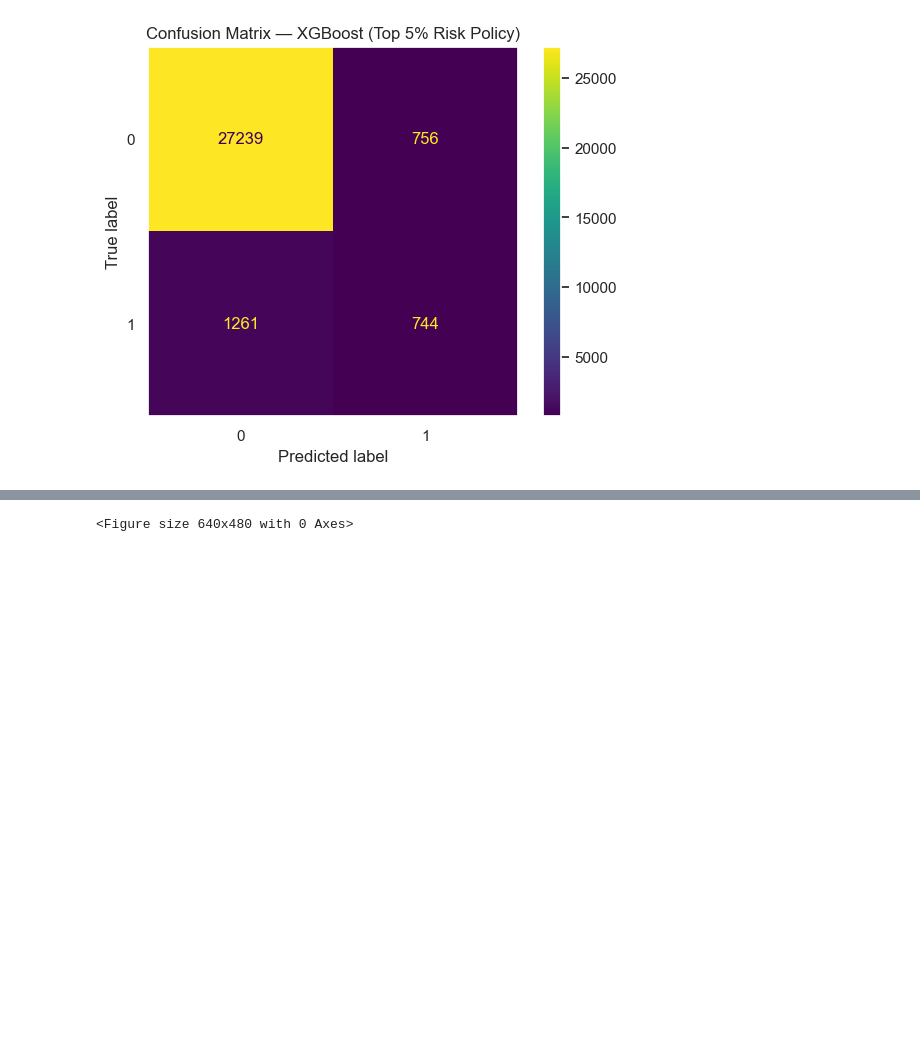
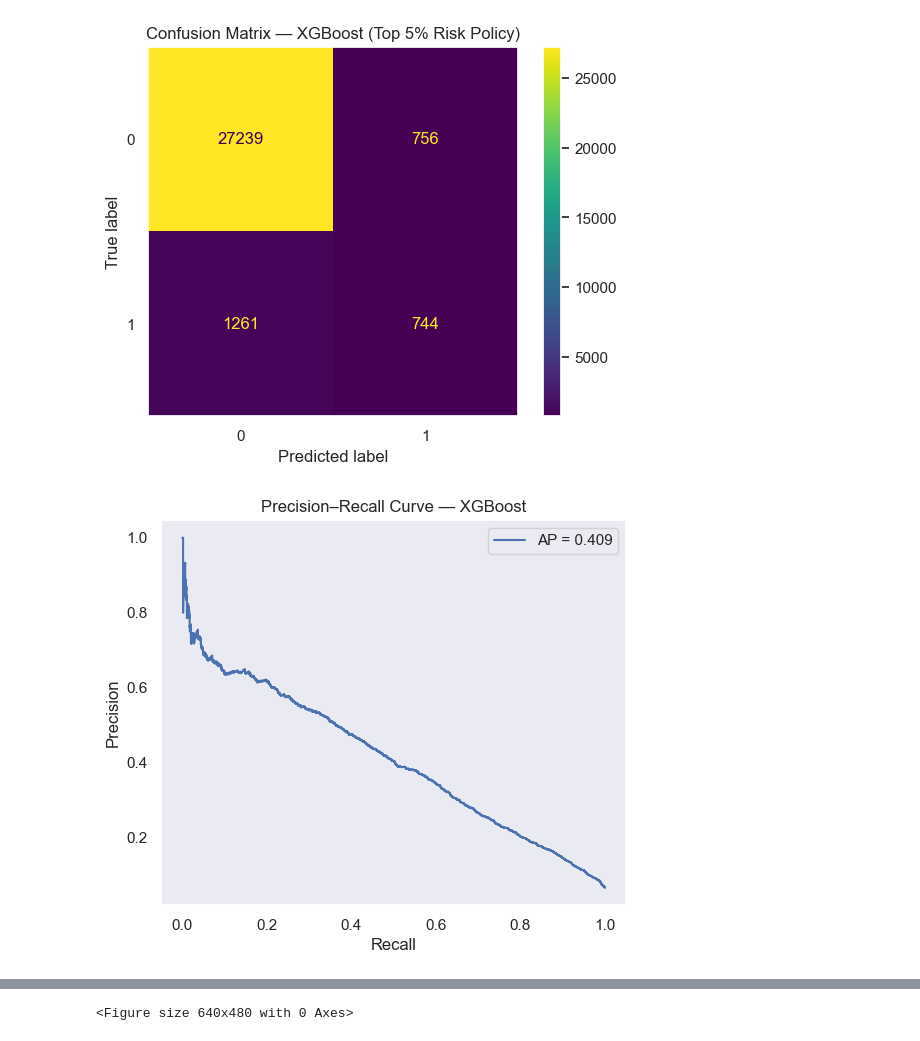
Before and after one commit to abbai/loan-default-risk-prediction, a Jupyter notebook: notebooks/xgb.ipynb, the cells around one changed output, grey strips where cells are left out. Saved outputs shown, nothing was run; the diff lists cells and outputs as text; code cells hidden in the pictures; blank space fills up the shorter version.

Commit message:
Add XGBoost training pipeline, feature spec, and SHAP explainability

```diff
--- a/notebooks/xgb.ipynb
+++ b/notebooks/xgb.ipynb
@@ -615,6 +619,24 @@ plt.savefig(ARTIFACTS_DIR / "figures" / "cm_xgb_top5pct.png", dpi=150, bbox_inch
 plt.show()
 # %% [output]
 [figure]
+# %%
+from sklearn.metrics import precision_recall_curve, average_precision_score
+
+prec, rec, _ = precision_recall_curve(y_valid, valid_pred)
+ap = average_precision_score(y_valid, valid_pred)
+
+fig, ax = plt.subplots(figsize=(6,5))
+ax.plot(rec, prec, label=f"AP = {ap:.3f}")
+ax.set_xlabel("Recall")
+ax.set_ylabel("Precision")
+ax.set_title("Precision–Recall Curve — XGBoost")
+ax.legend()
+ax.grid(False)
+
+fig.savefig(ARTIFACTS_DIR / "figures" / "pr_curve_xgb.png", dpi=150, bbox_inches="tight")
+plt.show()
+# %% [output]
+[figure, added]
 # %%
 valid_pred = xgb_final.predict_proba(X_valid_imp)[:, 1]
 # %%
```
Also changed, not shown: parts of 4 cells of this notebook, 7 other files.
